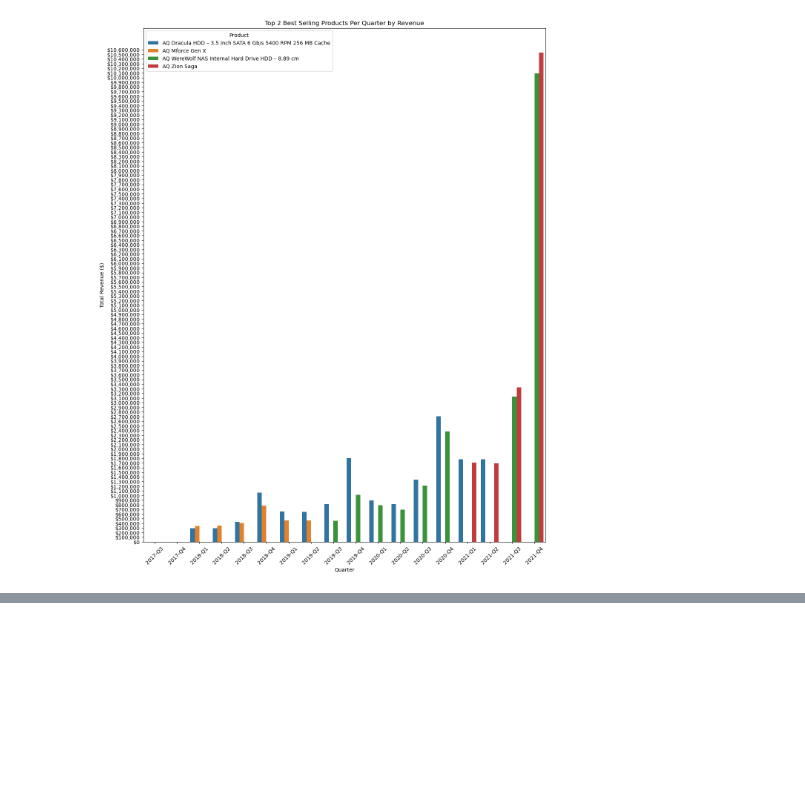
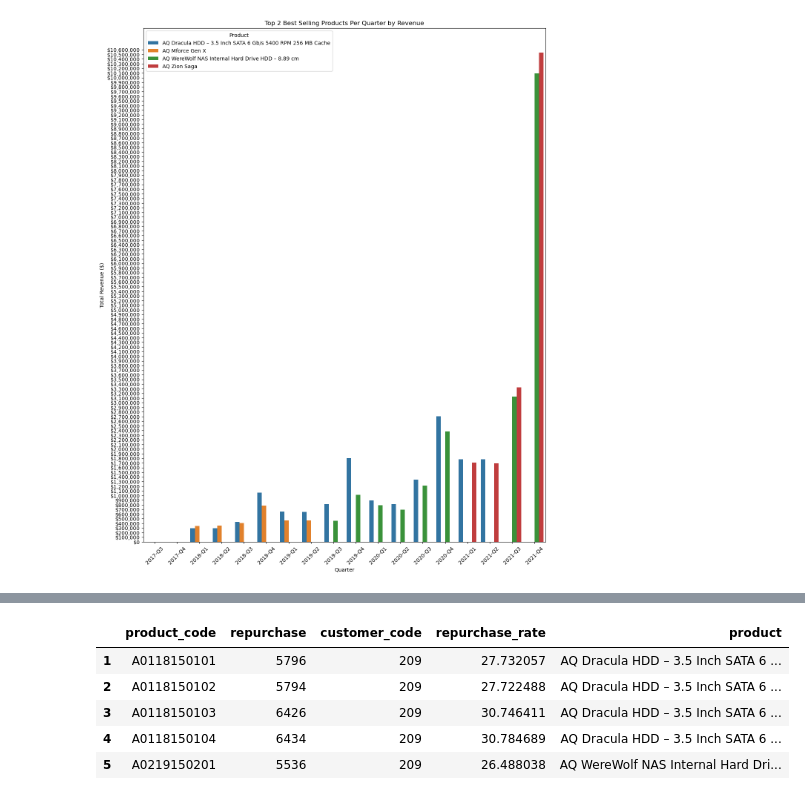
Before and after one commit to Jenner-Valdez/AtilQ, a Jupyter notebook: Main Code.ipynb, the cells around one changed output, grey strips where cells are left out. Drawn from its saved outputs; the diff is of its cells as text; code cells hidden in the pictures; blank space fills up the shorter version.

```diff
--- a/Main Code.ipynb
+++ b/Main Code.ipynb
@@ -294,0 +355,10 @@ plt.show()
+# %%
+# Display repurchase rates
+display(repurchase_rate_top2.head(5))
+# %% [output]
+|  | product_code | repurchase | customer_code | repurchase_rate | product |
+| 1 | A0118150101 | 5796 | 209 | 27.732057 | AQ Dracula HDD – 3.5 Inch SATA 6 ... |
+| 2 | A0118150102 | 5794 | 209 | 27.722488 | AQ Dracula HDD – 3.5 Inch SATA 6 ... |
+| 3 | A0118150103 | 6426 | 209 | 30.746411 | AQ Dracula HDD – 3.5 Inch SATA 6 ... |
+| 4 | A0118150104 | 6434 | 209 | 30.784689 | AQ Dracula HDD – 3.5 Inch SATA 6 ... |
+| 5 | A0219150201 | 5536 | 209 | 26.488038 | AQ WereWolf NAS Internal Hard Dri... |
```
Also changed, not shown: parts of 25 cells of this notebook.
